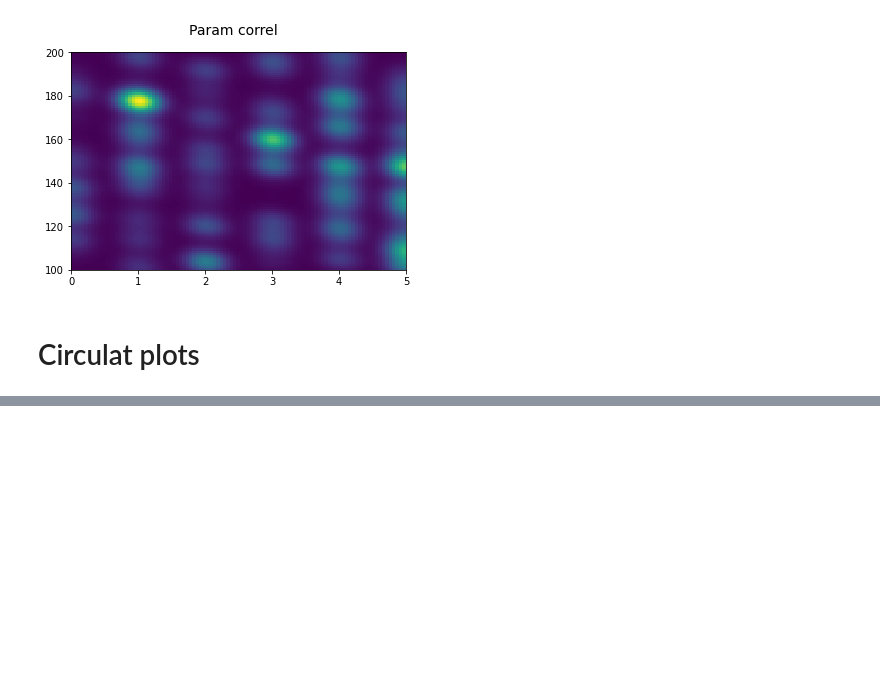
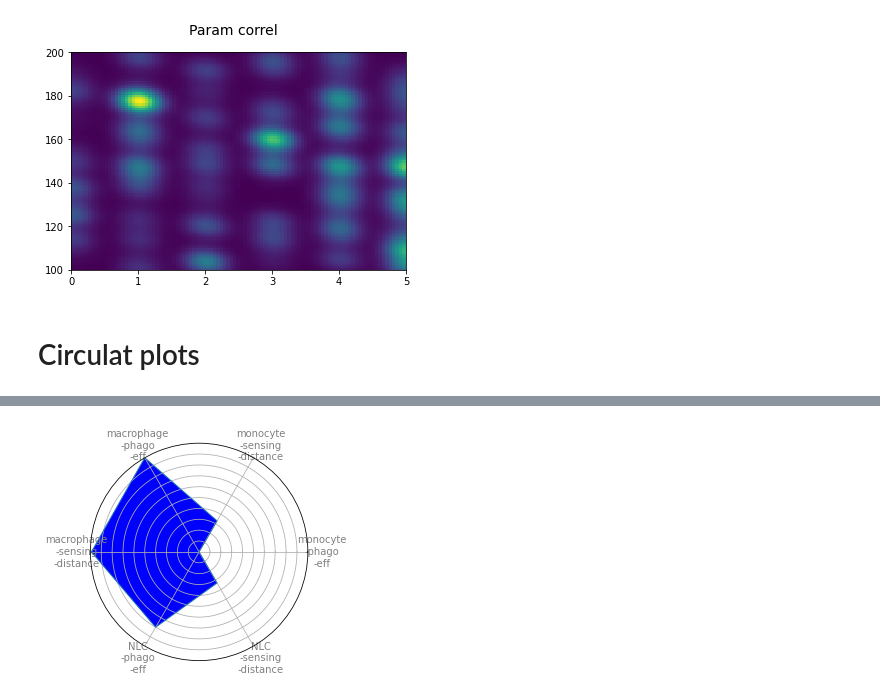
Before and after one commit to Ninouchkaia/ABM, a Jupyter notebook: ABM_figures.ipynb, the cells around one changed output, grey strips where cells are left out. Saved outputs shown, nothing was run; the diff lists cells and outputs as text; code cells hidden in the pictures; blank space fills up the shorter version.

```diff
--- a/ABM_figures.ipynb
+++ b/ABM_figures.ipynb
@@ -1682,0 +1673,80 @@ fig.show()
+# %%
+# Libraries
+import matplotlib.pyplot as plt
+import pandas as pd
+from math import pi
+
+# Set data
+# df = pd.DataFrame({
+# 'group': ['A','B','C','D'],
+# 'var1': [38, 1.5, 30, 4],
+# 'var2': [29, 10, 9, 34],
+# 'var3': [8, 39, 23, 24]
+# # 'var4': [7, 31, 33, 14],
+# # 'var5': [28, 15, 32, 14]
+# })
+
+df = pd.DataFrame({
+'Parameters': ['Values'],
+'monocyte\n-phago\n-eff': [0],
+'monocyte\n-sensing\n-distance' : [33],
+'macrophage\n-phago\n-eff': [100],
+'macrophage\n-sensing\n-distance' : [99],
+'NLC\n-phago\n-eff': [80],
+'NLC\n-sensing\n-distance' : [33]
+# 'var4': [7, 31, 33, 14],
+# 'var5': [28, 15, 32, 14]
+})
+
+from tabulate import tabulate
+print(tabulate(df, headers='keys', tablefmt='psql'))
+
+# number of variable
+categories=list(df)[1:]
+N = len(categories)
+
+# We are going to plot the first line of the data frame.
+# But we need to repeat the first value to close the circular graph:
+values=df.loc[0].drop('Parameters').values.flatten().tolist()
+values += values[:1]
+values
+
+# What will be the angle of each axis in the plot? (we divide the plot / number of variable)
+angles = [n / float(N) * 2 * pi for n in range(N)]
+angles += angles[:1]
+
+# Initialise the spider plot
+ax = plt.subplot(111, polar=True)
+
+# Draw one axe per variable + add labels
+plt.xticks(angles[:-1], categories, color='grey', size=10)
+
+# Draw ylabels
+ax.set_rlabel_position(0)
+plt.yticks(range(0,100, 10), [""], color="white")#, ["10","20","30","40","50,","60","70", "80", "90", "100"], color="grey", size=15)
+plt.ylim(0,100)
+
+# Plot data
+ax.plot(angles, values, linewidth=1, linestyle='solid')
+
+# Fill area
+ax.fill(angles, values, 'b')#, alpha=0.1)
+
+# Remove grid
+# ax.grid(False)
+
+# Show the graph
+plt.show()
+
+
+
+# fig = plt.figure()
+# ax = fig.add_subplot(111, polar=True)
+# ax.grid(False)
+
+# r = np.arange(0,1,0.001)
+# theta = 2*2*np.pi*r
+
+# ax.plot(theta,r)
+# plt.show()
+# %% [output]
@@ -1682,0 +1760 @@ fig.show()
+[figure, added]
```
Also changed, not shown: parts of 9 cells of this notebook.
